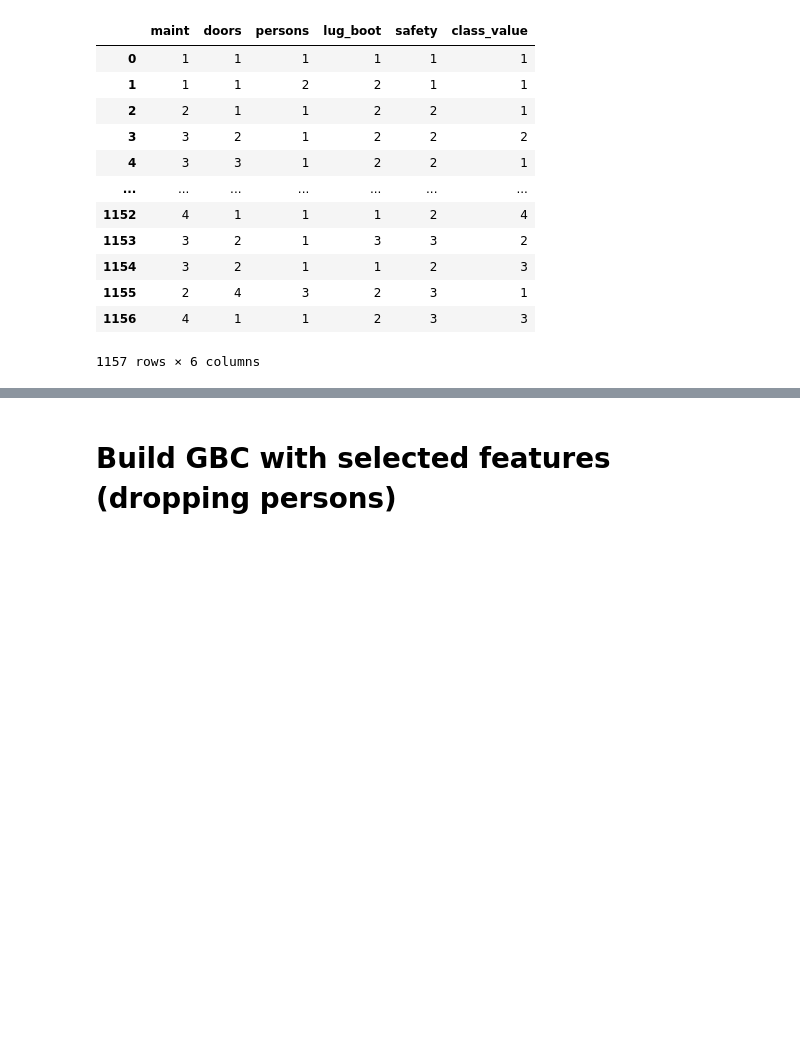
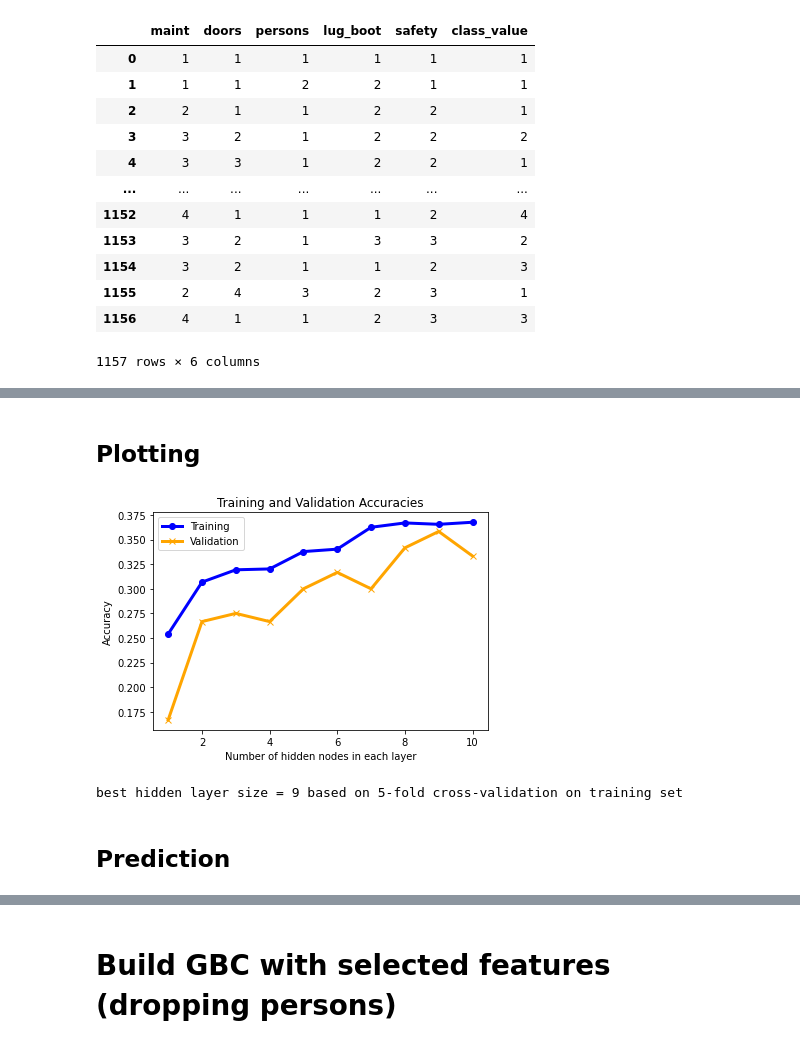
Before and after one commit to bokneo/GovTech_DSAID, a Jupyter notebook: Section_5/Machine_learning.ipynb, the cells around one changed output, grey strips where cells are left out. Drawn from its saved outputs; the diff is of its cells as text; code cells hidden in the pictures; blank space fills up the shorter version.

Commit message:
Prediction with the best number of hidden layers

```diff
--- a/Section_5/Machine_learning.ipynb
+++ b/Section_5/Machine_learning.ipynb
@@ -327,0 +344,19 @@ NameError: name 'metrics' is not defined
+# %% [markdown]
+## Plotting
+# %%
+hiddensize = [x for x in range(1,11)]
+plt.plot(hiddensize, acc_train_array, color='blue', marker='o', linewidth=3, label='Training')
+plt.plot(hiddensize, acc_valid_array, color='orange', marker='x', linewidth=3, label='Validation')
+plt.xlabel('Number of hidden nodes in each layer')
+plt.ylabel('Accuracy')
+plt.title('Training and Validation Accuracies')
+plt.legend()
+plt.show()
+## find the best hidden layer size that gives the best validation accuracy using only the training set
+Nhidden = np.argmax(acc_valid_array,axis=0)+1
+print('best hidden layer size =', Nhidden, 'based on 5-fold cross-validation on training set')
+# %% [output]
+[figure, added]
+best hidden layer size = 9 based on 5-fold cross-validation on training set
+# %% [markdown]
+## Prediction
```
Also changed, not shown: parts of 2 cells of this notebook.
